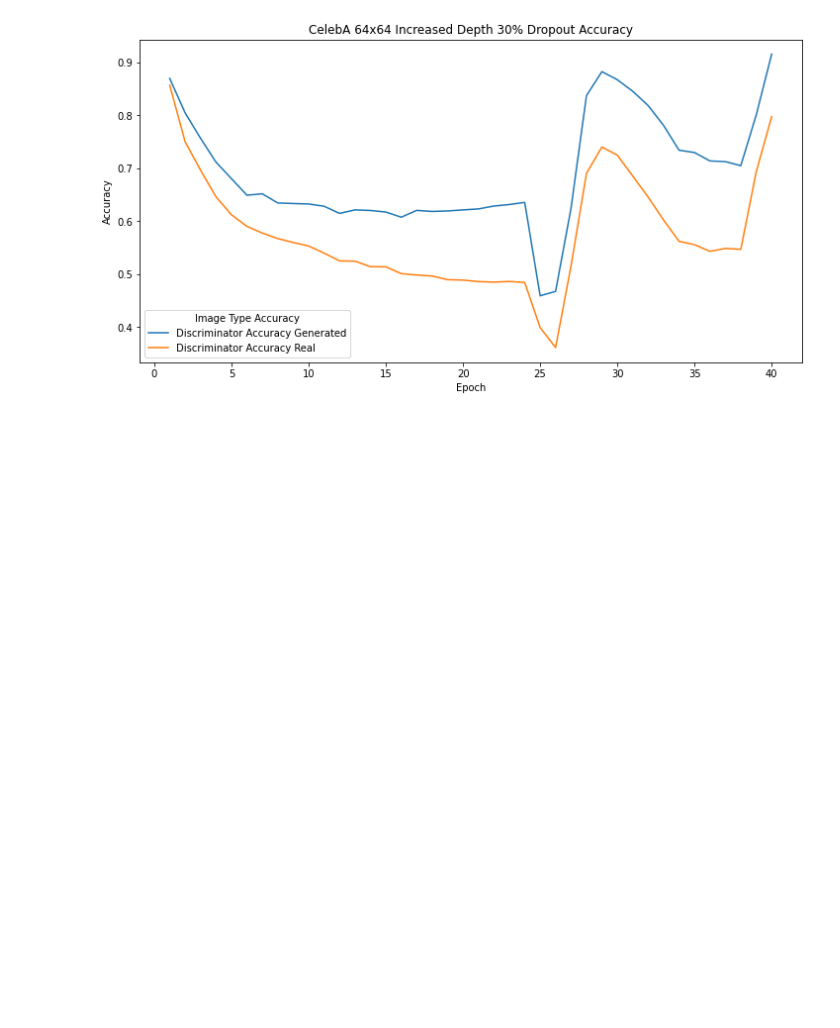
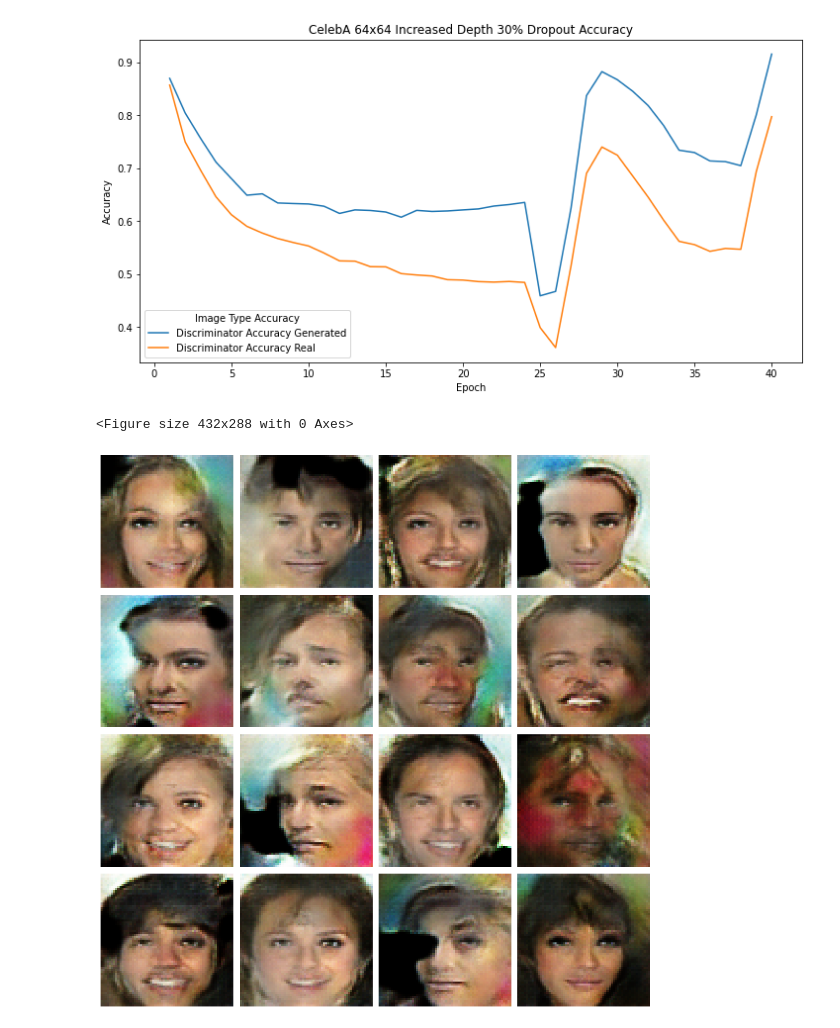
Before and after one commit to ecbme4040/e4040-2020FALL-PROJECT-CRKY-CJR2198, a Jupyter notebook: CelebA 64x64.ipynb, the cells around one changed output. Saved outputs shown, nothing was run; the diff lists cells and outputs as text; code cells hidden in the pictures; blank space fills up the shorter version.

```diff
--- a/CelebA 64x64.ipynb
+++ b/CelebA 64x64.ipynb
@@ -256,3 +281,60 @@ Show_and_save_accuracy_graph(model_history=history_1, name='Celeb 64x64 Depth De
 # %% [output]
 [figure]
 [figure]
+# %%
+%%time
+with strategy.scope():
+    #Set distributed training flag
+    distribute_training = True
+
+    #define optimizers
+    generator_optimizer = tf.keras.optimizers.Adam(0.0002, beta_1 = 0.5) #learning rate by x10
+    discriminator_optimizer = tf.keras.optimizers.Adam(0.0002, beta_1 = 0.5)
+
+    #dictionary to define generator architecture
+    gen_dict = {'num_latent':100,
+             "filter_num":[512, 384, 256],
+             "filter_size":[8,5,5],
+             "strides":[2,2,2],
+             'dense':(8,8,1024), #double kernel width
+             'activation':'relu',
+             'out_channels':3,
+             'latent_distribution':'uniform'}
+
+    #defines architecture of the discriminator
+    disc_dict = {"filter_num": [128, 256, 512], #num filters
+             "filter_size": [5, 5, 5], #filter size
+             'activation': 'leakyrelu', #discriminator activation
+             'out_channels': 3,
+             'dropout':0.1, #dropout
+             'random_noise':False} #gaussian noise
+
+    #defines losses if using distributed training the reduction method needs to be declared
+    distributed_loss = tf.keras.losses.BinaryCrossentropy(from_logits=True, # I dont apply sigmoid
+                                                     label_smoothing=0.1, # label smoothing
+                                                     reduction=tf.keras.losses.Reduction.NONE) #reduction = None
+
+    single_gpu_loss = tf.keras.losses.BinaryCrossentropy(from_logits=True,
+                                                     label_smoothing=0.1)
+    #create model
+    model = DCGAN(gen_dict=gen_dict, disc_dict=disc_dict, batch_size=256, model_name='DoubleKernelWidthCeleb64_2',
+                  distribute=distribute_training)
+
+    #compile based on distributed training or single gpu
+    if distribute_training == True:
+        model.compile(generator_optimizer, discriminator_optimizer, distributed_loss)
+    else:
+        model.compile(generator_optimizer, discriminator_optimizer, single_gpu_loss)
+
+
+    print(model.gen_model.summary())
+
+    #set callbacks
+    save_callback = SaveModelAndCreateImages()
+    tensorboard_callback = tf.keras.callbacks.TensorBoard(log_dir=model.log_path)
+
+    #fit model
+    double_kernel_width = model.fit(x=celeb_train, epochs=80, callbacks=[save_callback,tensorboard_callback],shuffle=True)
+# %% [output]
+<Figure size 432x288 with 0 Axes>
+[figure, added]
```
Also changed, not shown: parts of 15 cells of this notebook, 1 other file.
